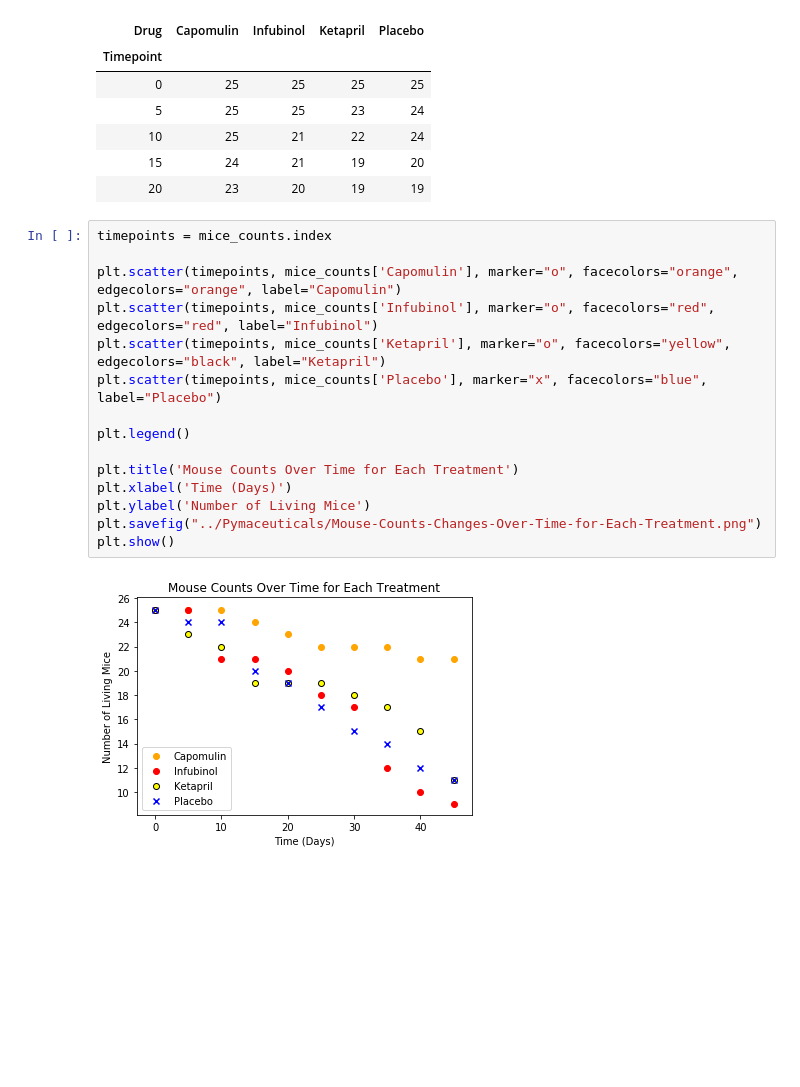
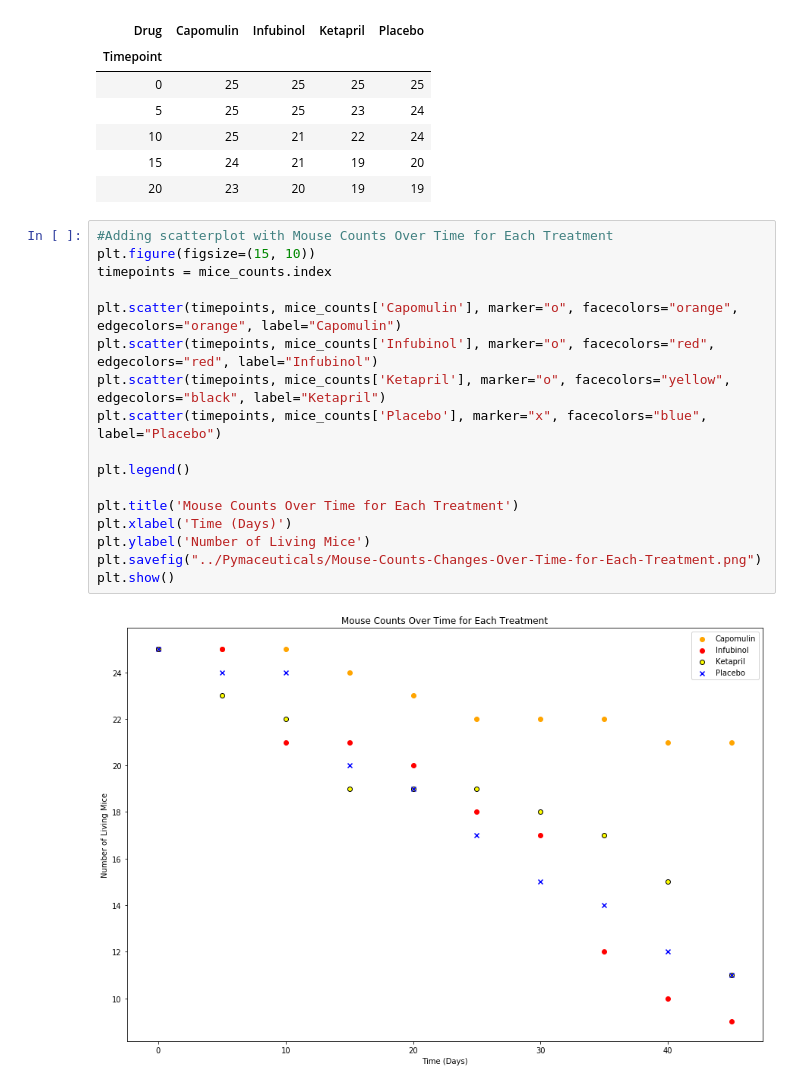
Before and after one commit to claudiaahrens/matplotlib-challenge, a Jupyter notebook: Pymaceuticals/Homework 5.ipynb, the cells around one changed output. Drawn from its saved outputs; the diff is of its cells as text; blank space fills up the shorter version.

```diff
--- a/Pymaceuticals/Homework 5.ipynb
+++ b/Pymaceuticals/Homework 5.ipynb
@@ -195,19 +203,21 @@ mice_counts.head()
 | 15 | 24 | 21 | 19 | 20 |
 | 20 | 23 | 20 | 19 | 19 |
 # %%
+#Adding scatterplot with Mouse Counts Over Time for Each Treatment
+plt.figure(figsize=(15, 10))
 timepoints = mice_counts.index
 
 plt.scatter(timepoints, mice_counts['Capomulin'], marker="o", facecolors="orange", edgecolors="orange", label="Capomulin")
 plt.scatter(timepoints, mice_counts['Infubinol'], marker="o", facecolors="red", edgecolors="red", label="Infubinol")
 plt.scatter(timepoints, mice_counts['Ketapril'], marker="o", facecolors="yellow", edgecolors="black", label="Ketapril")
 plt.scatter(timepoints, mice_counts['Placebo'], marker="x", facecolors="blue", label="Placebo")
 
 plt.legend()
 
 plt.title('Mouse Counts Over Time for Each Treatment')
 plt.xlabel('Time (Days)')
 plt.ylabel('Number of Living Mice')
 plt.savefig("../Pymaceuticals/Mouse-Counts-Changes-Over-Time-for-Each-Treatment.png")
 plt.show()
 # %% [output]
-[figure, old version]
+[figure, new version]
```
Also changed, not shown: parts of 8 cells of this notebook, 5 other files.
